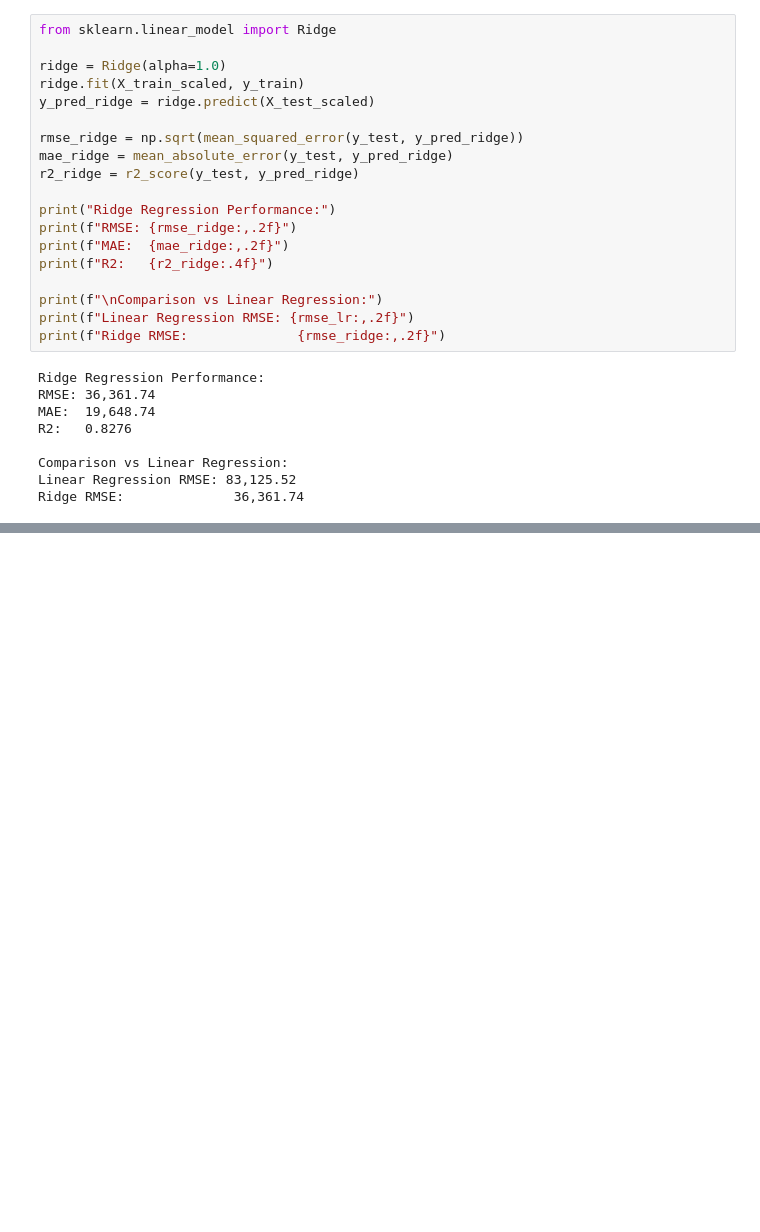
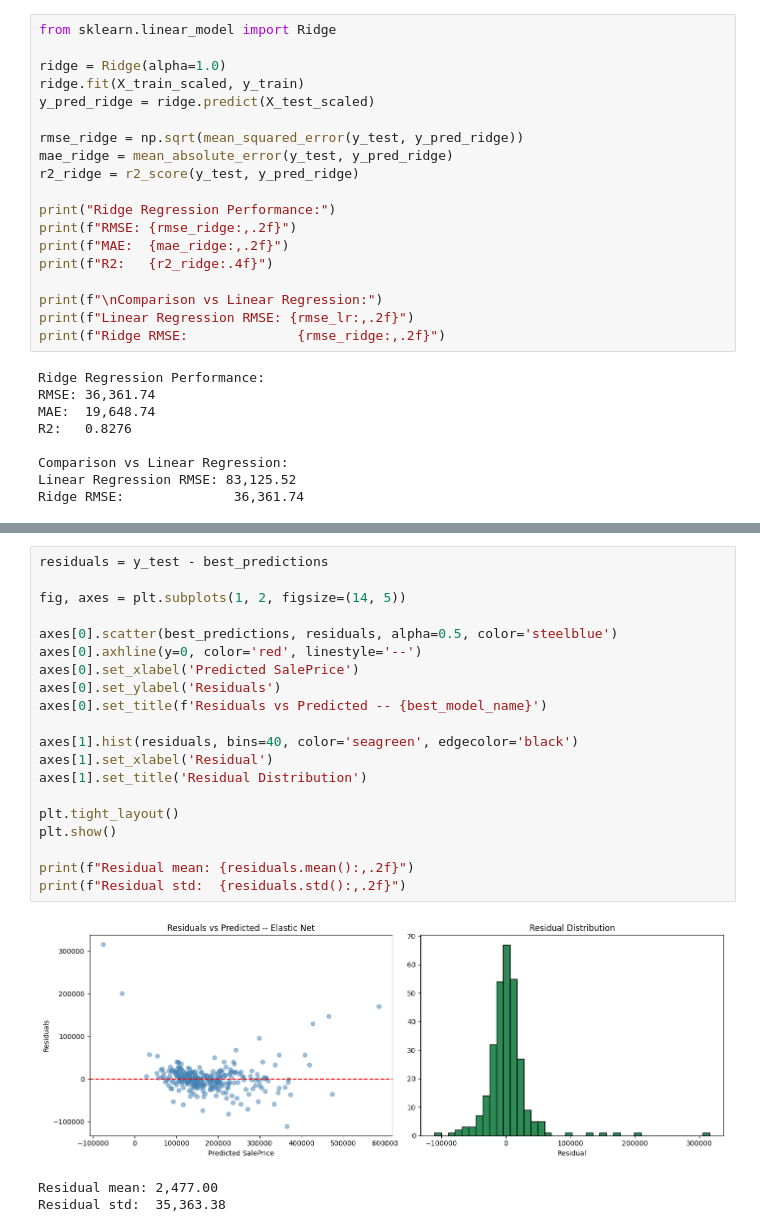
Before and after one commit to bharat-vashisht/house-prices-regression, a Jupyter notebook: house_prices_analysis.ipynb, the cells around one changed output, grey strips where cells are left out. Drawn from its saved outputs; the diff is of its cells as text; blank space fills up the shorter version.

```diff
--- a/house_prices_analysis.ipynb
+++ b/house_prices_analysis.ipynb
@@ -455,0 +706,24 @@ Ridge RMSE:              36,361.74
+# %%
+residuals = y_test - best_predictions
+
+fig, axes = plt.subplots(1, 2, figsize=(14, 5))
+
+axes[0].scatter(best_predictions, residuals, alpha=0.5, color='steelblue')
+axes[0].axhline(y=0, color='red', linestyle='--')
+axes[0].set_xlabel('Predicted SalePrice')
+axes[0].set_ylabel('Residuals')
+axes[0].set_title(f'Residuals vs Predicted -- {best_model_name}')
+
+axes[1].hist(residuals, bins=40, color='seagreen', edgecolor='black')
+axes[1].set_xlabel('Residual')
+axes[1].set_title('Residual Distribution')
+
+plt.tight_layout()
+plt.show()
+
+print(f"Residual mean: {residuals.mean():,.2f}")
+print(f"Residual std:  {residuals.std():,.2f}")
+# %% [output]
+[figure, added]
+Residual mean: 2,477.00
+Residual std:  35,363.38
```
Also changed, not shown: parts of 21 cells of this notebook.
